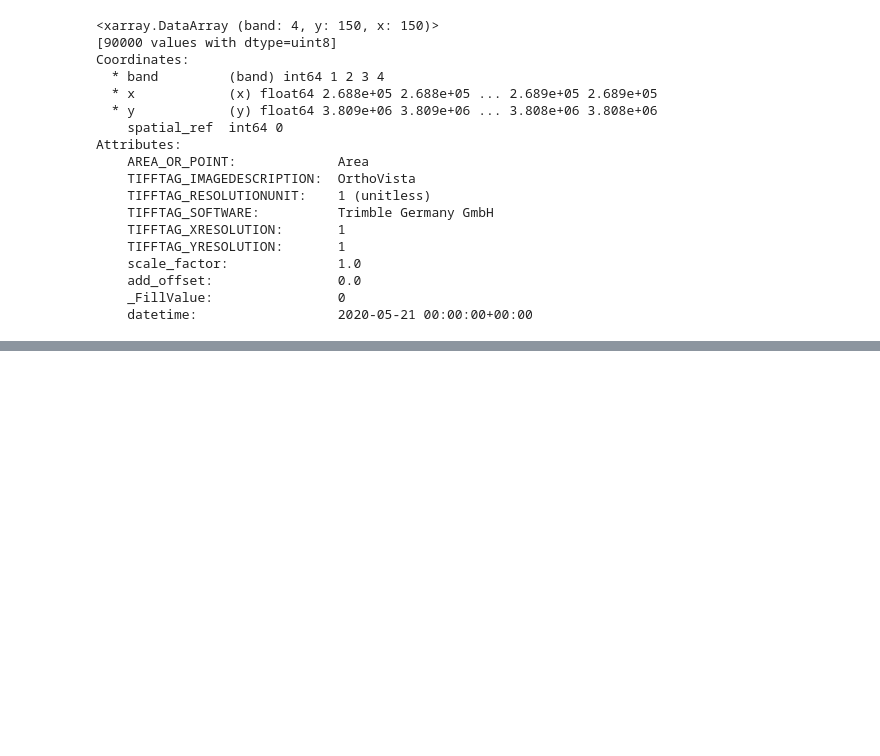
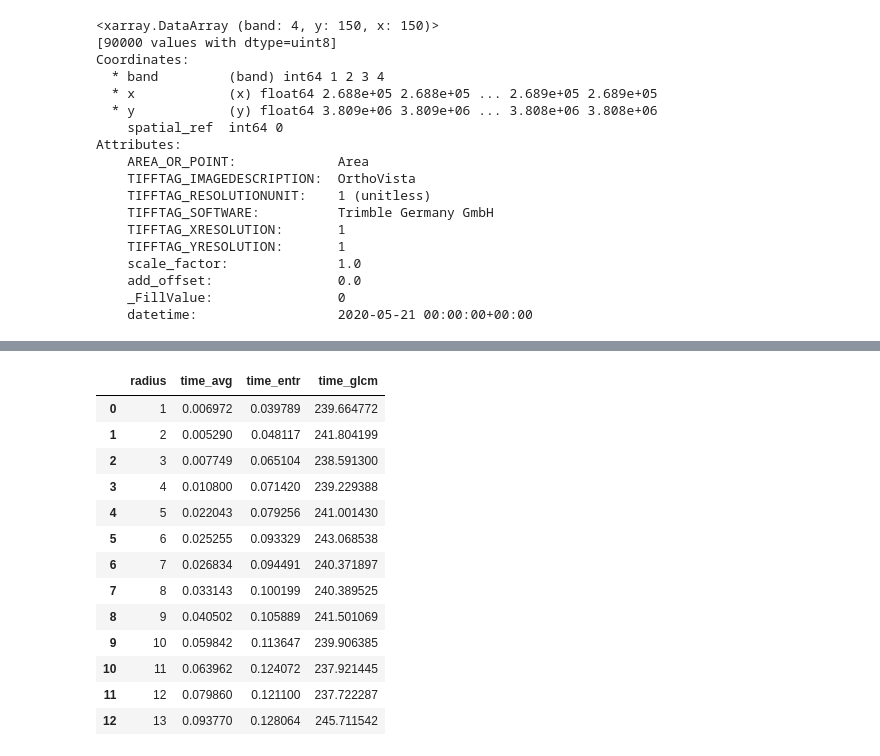
Before and after one commit to NCEAS/msai4earth-esa, a Jupyter notebook: iceplant_detection/timing_texture_features.ipynb, the cells around one changed output, grey strips where cells are left out. Saved outputs shown, nothing was run; the diff lists cells and outputs as text; code cells hidden in the pictures; blank space fills up the shorter version.

```diff
--- a/iceplant_detection/timing_texture_features.ipynb
+++ b/iceplant_detection/timing_texture_features.ipynb
@@ -144,0 +129,15 @@ plt.show()
+# %%
+t = [243.0685384274,
+     240.3718969822,
+     240.3895251751,
+     241.5010685921,
+     239.9063851833,
+     237.9214446545,
+     237.7222869396,
+     245.7115418911]
+
+df6_13 = pd.DataFrame({'time':t,
+                       'radius' : [6,7,8,9,10,11,12,13]})
+# %%
+df_glcm = pd.concat([df1_5,df6_13]).reset_index(drop=True)
+df_glcm
@@ -176,0 +227,5 @@ X.shape
+# %%
+df2 = pd.DataFrame({'radius': window_radii,
+                    'time_avg': times_avg,
+                    'time_entr': times_entr})
+df2
@@ -176,0 +247,18 @@ X.shape
+# %%
+df2['time_glcm'] = df_glcm.time
+df2
+# %% [output]
+|  | radius | time_avg | time_entr | time_glcm |
+| 0 | 1 | 0.006972 | 0.039789 | 239.664772 |
+| 1 | 2 | 0.005290 | 0.048117 | 241.804199 |
+| 2 | 3 | 0.007749 | 0.065104 | 238.591300 |
+| 3 | 4 | 0.010800 | 0.071420 | 239.229388 |
+| 4 | 5 | 0.022043 | 0.079256 | 241.001430 |
+| 5 | 6 | 0.025255 | 0.093329 | 243.068538 |
+| 6 | 7 | 0.026834 | 0.094491 | 240.371897 |
+| 7 | 8 | 0.033143 | 0.100199 | 240.389525 |
+| 8 | 9 | 0.040502 | 0.105889 | 241.501069 |
+| 9 | 10 | 0.059842 | 0.113647 | 239.906385 |
+| 10 | 11 | 0.063962 | 0.124072 | 237.921445 |
+| 11 | 12 | 0.079860 | 0.121100 | 237.722287 |
+| 12 | 13 | 0.093770 | 0.128064 | 245.711542 |
```
Also changed, not shown: parts of 15 cells of this notebook.
